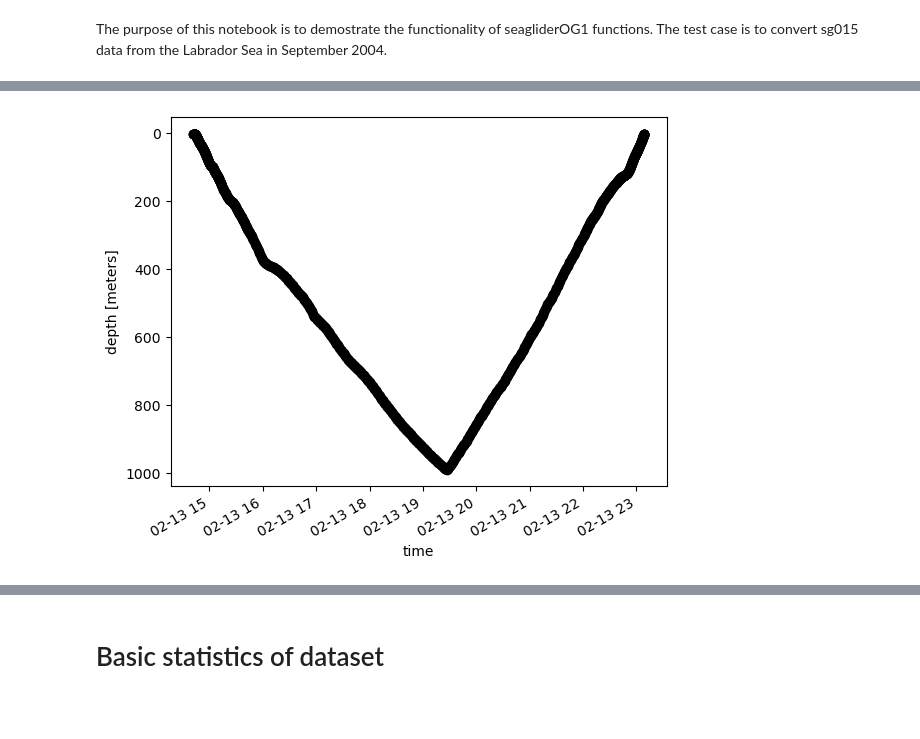
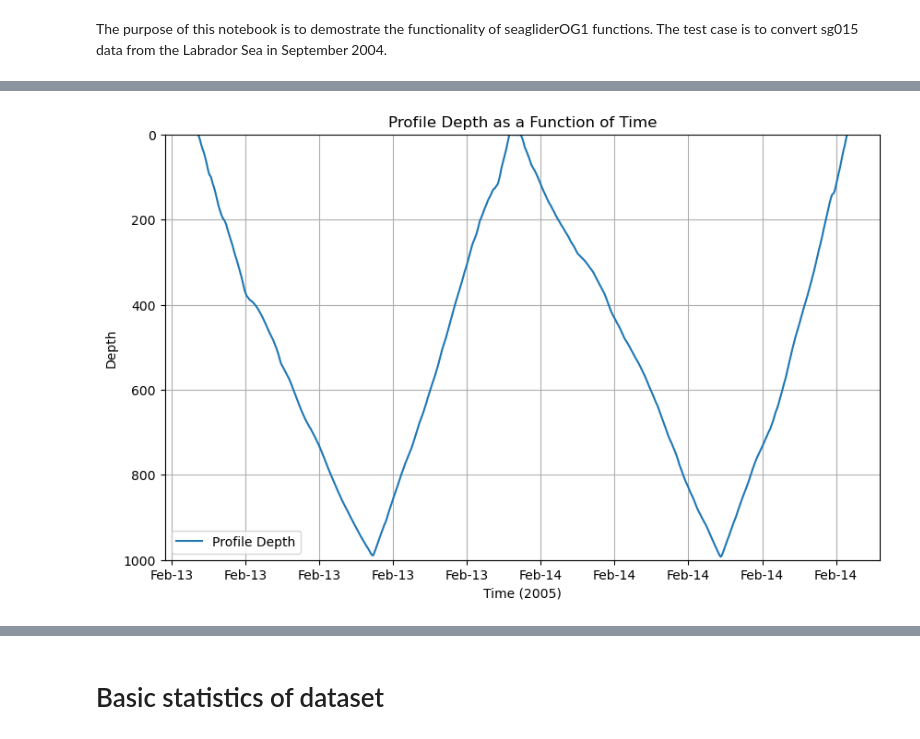
Before and after one commit to ocean-uhh/seagliderOG1, a Jupyter notebook: notebooks/demo.ipynb, the cells around one changed output, grey strips where cells are left out. Drawn from its saved outputs; the diff is of its cells as text; code cells hidden in the pictures; blank space fills up the shorter version.

```diff
--- a/notebooks/demo.ipynb
+++ b/notebooks/demo.ipynb
@@ -31,8 +48,12 @@ Alternatively, use your own with e.g. `ds = xr.open_dataset('/path/to/yourfile.n
 # %%
-ds_all = fetchers.load_dataset_from_directory(input_dir, start_profile=500, end_profile=500)
+# Specify the input directory on your local machine
+input_dir = "/Users/eddifying/Dropbox/data/sg015-ncei-download"
 
-ds_all.plot.scatter(x='ctd_time', y='ctd_depth', color='black')
-plt.gca().invert_yaxis()  # Invert y-axis to have depth increasing downwards
-plt.show()
+# Load and concatenate all datasets in the input directory
+# Optionally, specify the range of profiles to load (start_profile, end_profile)
+ds_all = fetchers.load_dataset_from_directory(input_dir, start_profile=500, end_profile=501)
+
+# Simple plot of depth against time
+plotters.plot_profile_depth(ds_all)
 # %% [output]
-[figure, old version]
+[figure, new version]
```
Also changed, not shown: parts of 15 cells of this notebook.
